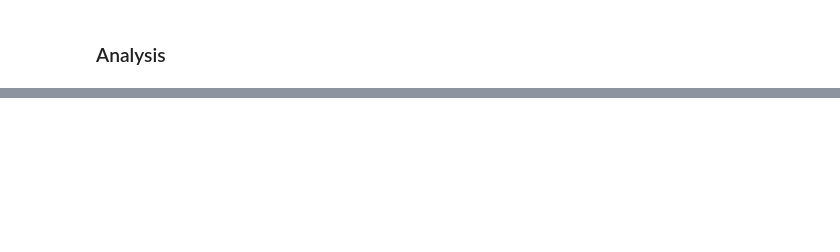
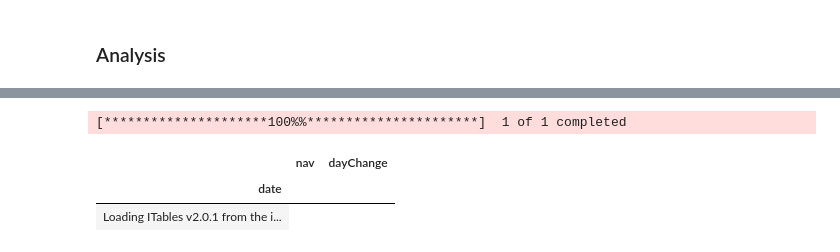
Before and after one commit to prayansh1996/investment-analysis, a Jupyter notebook: MutualFunds.ipynb, the cells around one changed output, grey strips where cells are left out. Cells and saved outputs as stored; diff of their text form; code cells hidden in the pictures; blank space fills up the shorter version.

Commit message:
Before starting 24th May

```diff
--- a/MutualFunds.ipynb
+++ b/MutualFunds.ipynb
@@ -159,0 +177,7 @@ schemes =
+# %%
+mf.history(code='0P0000XWAT',start=None,end=None,period='20y',as_dataframe=True)
+# %% [output]
+[*********************100%%**********************]  1 of 1 completed
+|  | nav | dayChange |
+| date |  |  |
+| Loading ITables v2.0.1 from the i... |
```
Also changed, not shown: parts of 8 cells of this notebook.
